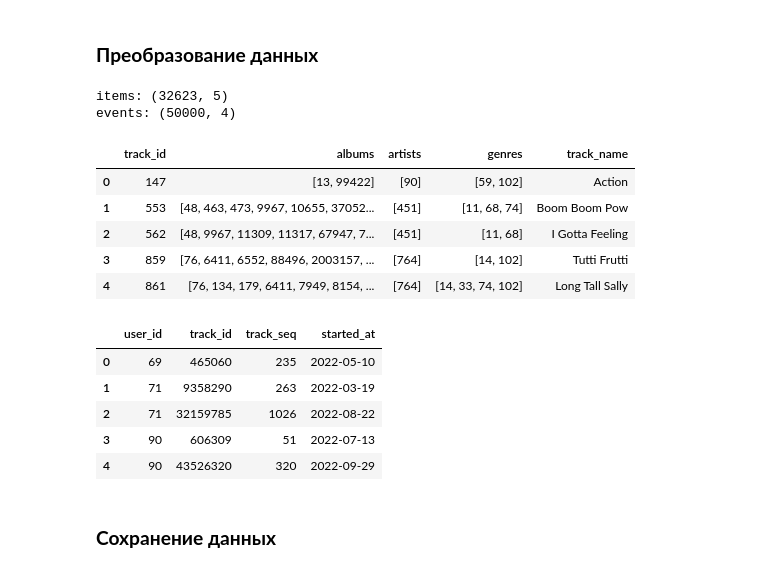
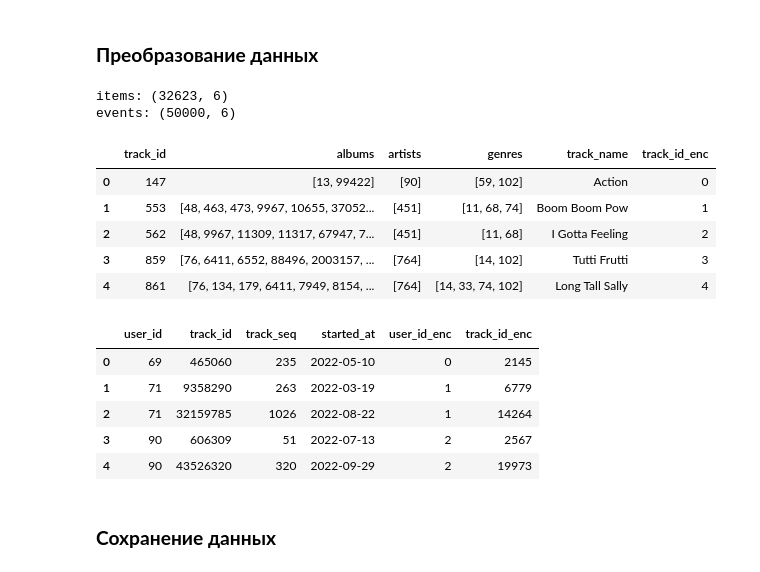
Before and after one commit to alex-feygin/mle-recsys-project, a Jupyter notebook: recommendations_filled.ipynb, the cells around one changed output. Saved outputs shown, nothing was run; the diff lists cells and outputs as text; code cells hidden in the pictures.

```diff
--- a/recommendations_filled.ipynb
+++ b/recommendations_filled.ipynb
@@ -462,34 +471,43 @@ Tracks never listened: 0 (0.00% of catalog tracks)
 # %%
 track_names = (
     catalog_names.loc[catalog_names["type"] == "track", ["id", "name"]]
     .rename(columns={"id": "track_id", "name": "track_name"})
 )
 items = tracks.merge(track_names, on="track_id", how="left")
 
 events = (
     interactions.sort_values(["user_id", "started_at"])
     .reset_index(drop=True)
 )
 
+# Label encoding for user_id and track_id (fit on full events for consistent indices)
+user_encoder = LabelEncoder()
+item_encoder = LabelEncoder()
+user_encoder.fit(events["user_id"])
+item_encoder.fit(events["track_id"])
+events["user_id_enc"] = user_encoder.transform(events["user_id"])
+events["track_id_enc"] = item_encoder.transform(events["track_id"])
+items["track_id_enc"] = item_encoder.transform(items["track_id"])
+
 print("items:", items.shape)
 print("events:", events.shape)
 display(items.head())
 display(events.head())
 # %% [output]
-items: (32623, 5)
-events: (50000, 4)
+items: (32623, 6)
+events: (50000, 6)
-|  | track_id | albums | artists | genres | track_name |
-| 0 | 147 | [13, 99422] | [90] | [59, 102] | Action |
-| 1 | 553 | [48, 463, 473, 9967, 10655, 37052... | [451] | [11, 68, 74] | Boom Boom Pow |
-| 2 | 562 | [48, 9967, 11309, 11317, 67947, 7... | [451] | [11, 68] | I Gotta Feeling |
-| 3 | 859 | [76, 6411, 6552, 88496, 2003157, ... | [764] | [14, 102] | Tutti Frutti |
-| 4 | 861 | [76, 134, 179, 6411, 7949, 8154, ... | [764] | [14, 33, 74, 102] | Long Tall Sally |
+|  | track_id | albums | artists | genres | track_name | track_id_enc |
+| 0 | 147 | [13, 99422] | [90] | [59, 102] | Action | 0 |
+| 1 | 553 | [48, 463, 473, 9967, 10655, 37052... | [451] | [11, 68, 74] | Boom Boom Pow | 1 |
+| 2 | 562 | [48, 9967, 11309, 11317, 67947, 7... | [451] | [11, 68] | I Gotta Feeling | 2 |
+| 3 | 859 | [76, 6411, 6552, 88496, 2003157, ... | [764] | [14, 102] | Tutti Frutti | 3 |
+| 4 | 861 | [76, 134, 179, 6411, 7949, 8154, ... | [764] | [14, 33, 74, 102] | Long Tall Sally | 4 |
-|  | user_id | track_id | track_seq | started_at |
-| 0 | 69 | 465060 | 235 | 2022-05-10 |
-| 1 | 71 | 9358290 | 263 | 2022-03-19 |
-| 2 | 71 | 32159785 | 1026 | 2022-08-22 |
-| 3 | 90 | 606309 | 51 | 2022-07-13 |
-| 4 | 90 | 43526320 | 320 | 2022-09-29 |
+|  | user_id | track_id | track_seq | started_at | user_id_enc | track_id_enc |
+| 0 | 69 | 465060 | 235 | 2022-05-10 | 0 | 2145 |
+| 1 | 71 | 9358290 | 263 | 2022-03-19 | 1 | 6779 |
+| 2 | 71 | 32159785 | 1026 | 2022-08-22 | 1 | 14264 |
+| 3 | 90 | 606309 | 51 | 2022-07-13 | 2 | 2567 |
+| 4 | 90 | 43526320 | 320 | 2022-09-29 | 2 | 19973 |
 # %% [markdown]
 ### **Сохранение данных**
 # %% [markdown]
```
Also changed, not shown: parts of 23 cells of this notebook.
